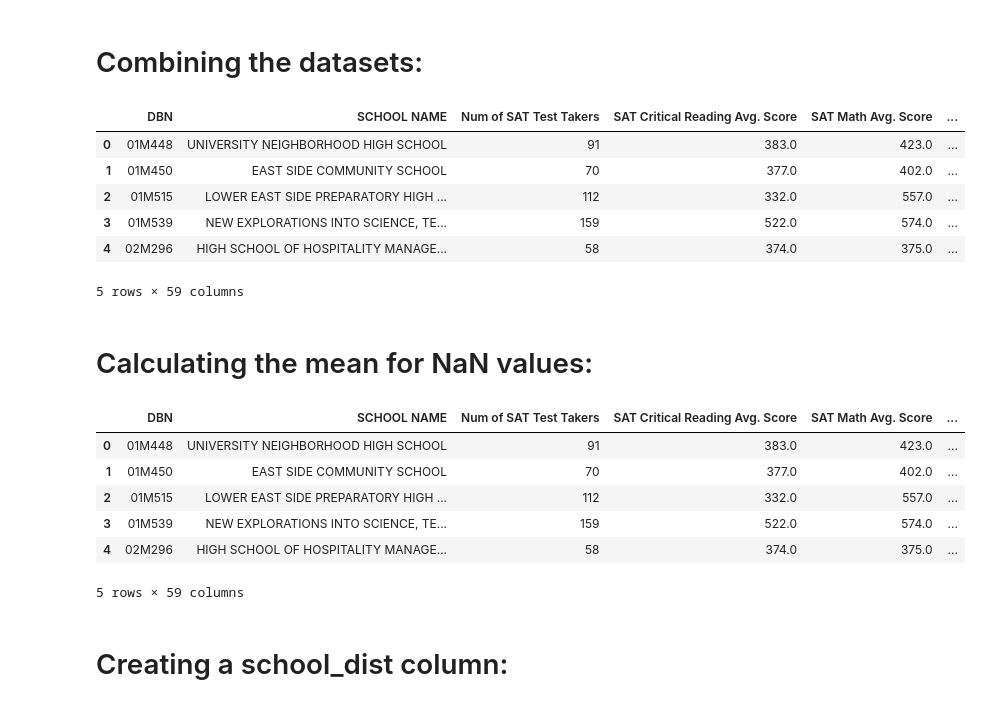
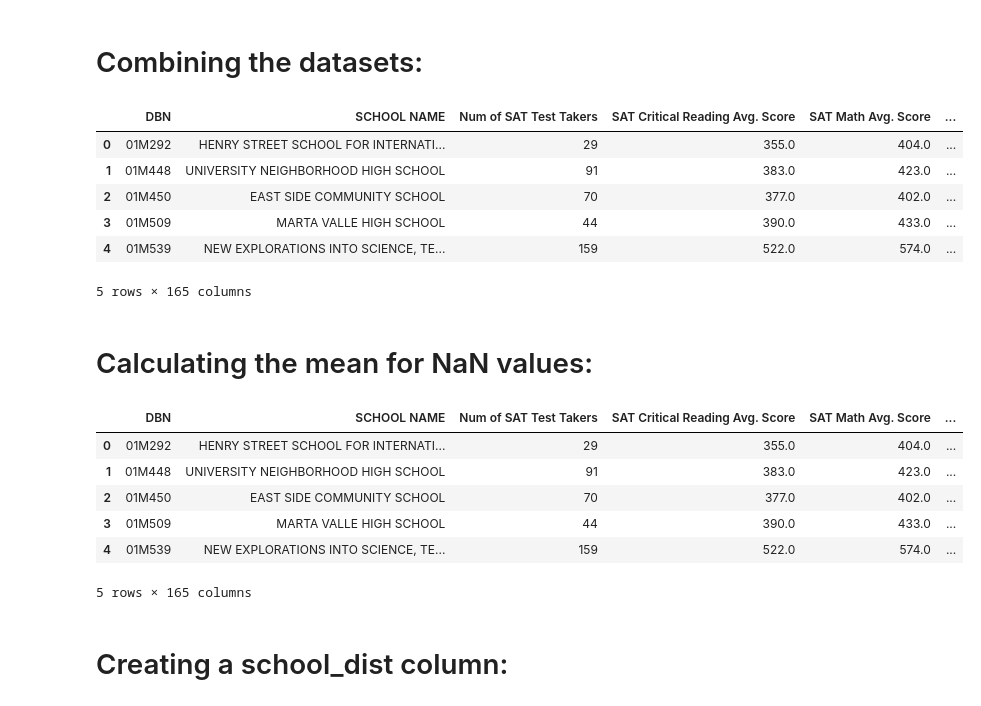
Before and after one commit to CJL89/NYC-High-School-Data, a Jupyter notebook: NYC High School Data.ipynb, the cells around one changed output. Saved outputs shown, nothing was run; the diff lists cells and outputs as text; code cells hidden in the pictures.

```diff
--- a/NYC High School Data.ipynb
+++ b/NYC High School Data.ipynb
@@ -176,15 +178,14 @@ dtype: object
 # %%
 # Creating a function so CSD has at least 2 digits:
 def padding_csd(input_str):
-    for i in input_str:
-        if len(str(i)) >= 2:
-            return str(i)
-        else:
-            return str(i).zfill(2)
+    string_i = str(input_str)
+    if len(string_i) >= 2:
+        return string_i
+    else:
+        return string_i.zfill(2)
 
-new_csd = padding_csd(data['class_size']['CSD'])
-data['class_size']['CSD'] = new_csd
-data['class_size']['DBN'] = data['class_size']['CSD'] + data['class_size']['SCHOOL CODE']
+data['class_size']['new_csd'] = data['class_size']['CSD'].apply(padding_csd)
+data['class_size']['DBN'] = data['class_size']['new_csd'] + data['class_size']['SCHOOL CODE']
 data['class_size']['DBN'].head()
 # %% [output]
 0    01M015
@@ -273,50 +274,47 @@ dtype: object
 # %%
 # Saving 'sat_result' in a variable:
 combined = data['sat_results']
 
 # Combining 'sat_result' with 'ap_2010' & 'graduation' dataset based on 'DBN':
 merge_left = ['ap_2010', 'graduation']
 
 # Combining 'sat_result' with 'ap_2010' & 'graduation' dataset based on 'DBN':
 merge_inner = ['class_size', 'demographics', 'survey', 'hs_directory']
 
 # Iterating and merging in 'left':
 for i in merge_left:
     combined = combined.merge(data[i], how='left', on='DBN')
 
 # Iterating and merging in 'inner':
-for i in merge_left:
+for i in merge_inner:
     combined = combined.merge(data[i], how='inner', on='DBN')
 
 combined.head()
 # %% [output]
 |  | DBN | SCHOOL NAME | Num of SAT Test Takers | SAT Critical Reading Avg. Score | SAT Math Avg. Score | ... |
-| 0 | 01M448 | UNIVERSITY NEIGHBORHOOD HIGH SCHOOL | 91 | 383.0 | 423.0 | ... |
-| 1 | 01M450 | EAST SIDE COMMUNITY SCHOOL | 70 | 377.0 | 402.0 | ... |
-| 2 | 01M515 | LOWER EAST SIDE PREPARATORY HIGH ... | 112 | 332.0 | 557.0 | ... |
-| 3 | 01M539 | NEW EXPLORATIONS INTO SCIENCE, TE... | 159 | 522.0 | 574.0 | ... |
-| 4 | 02M296 | HIGH SCHOOL OF HOSPITALITY MANAGE... | 58 | 374.0 | 375.0 | ... |
+| 0 | 01M292 | HENRY STREET SCHOOL FOR INTERNATI... | 29 | 355.0 | 404.0 | ... |
+| 1 | 01M448 | UNIVERSITY NEIGHBORHOOD HIGH SCHOOL | 91 | 383.0 | 423.0 | ... |
+| 2 | 01M450 | EAST SIDE COMMUNITY SCHOOL | 70 | 377.0 | 402.0 | ... |
+| 3 | 01M509 | MARTA VALLE HIGH SCHOOL | 44 | 390.0 | 433.0 | ... |
+| 4 | 01M539 | NEW EXPLORATIONS INTO SCIENCE, TE... | 159 | 522.0 | 574.0 | ... |
-5 rows × 59 columns
+5 rows × 165 columns
 # %% [markdown]
 # Calculating the mean for NaN values:
 # %%
-# Obtaining the mean values:
-combined_mean = combined.mean()
-
 # Adding the mean values to NaN values:
-combined = combined.fillna(combined_mean)
+combined = combined.fillna(combined.mean())
 
 # Adding 0 to NaN values after finding mean:
 combined = combined.fillna(0)
 combined.head()
 # %% [output]
 |  | DBN | SCHOOL NAME | Num of SAT Test Takers | SAT Critical Reading Avg. Score | SAT Math Avg. Score | ... |
-| 0 | 01M448 | UNIVERSITY NEIGHBORHOOD HIGH SCHOOL | 91 | 383.0 | 423.0 | ... |
-| 1 | 01M450 | EAST SIDE COMMUNITY SCHOOL | 70 | 377.0 | 402.0 | ... |
-| 2 | 01M515 | LOWER EAST SIDE PREPARATORY HIGH ... | 112 | 332.0 | 557.0 | ... |
-| 3 | 01M539 | NEW EXPLORATIONS INTO SCIENCE, TE... | 159 | 522.0 | 574.0 | ... |
-| 4 | 02M296 | HIGH SCHOOL OF HOSPITALITY MANAGE... | 58 | 374.0 | 375.0 | ... |
+| 0 | 01M292 | HENRY STREET SCHOOL FOR INTERNATI... | 29 | 355.0 | 404.0 | ... |
+| 1 | 01M448 | UNIVERSITY NEIGHBORHOOD HIGH SCHOOL | 91 | 383.0 | 423.0 | ... |
+| 2 | 01M450 | EAST SIDE COMMUNITY SCHOOL | 70 | 377.0 | 402.0 | ... |
+| 3 | 01M509 | MARTA VALLE HIGH SCHOOL | 44 | 390.0 | 433.0 | ... |
+| 4 | 01M539 | NEW EXPLORATIONS INTO SCIENCE, TE... | 159 | 522.0 | 574.0 | ... |
-5 rows × 59 columns
+5 rows × 165 columns
 # %% [markdown]
 # Creating a school_dist column:
 # %%
```
Also changed, not shown: parts of 36 cells of this notebook, 6 other files.
